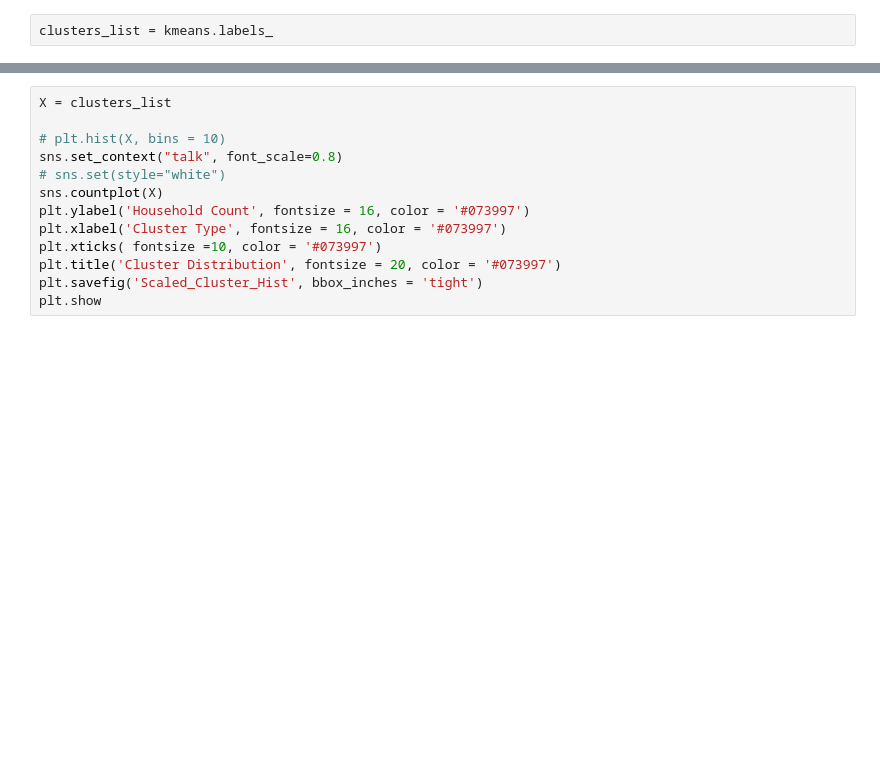
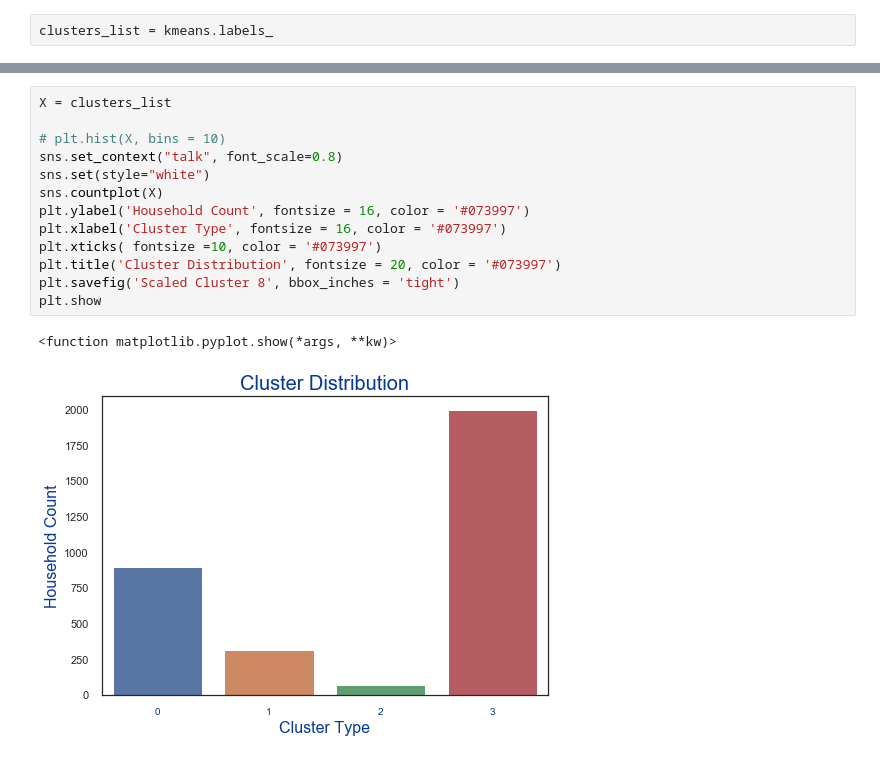
Before and after one commit to Botafogo1894/Columbia_AI_Course, a Jupyter notebook: Clustering_model.ipynb, the cells around one changed output, grey strips where cells are left out. Saved outputs shown, nothing was run; the diff lists cells and outputs as text; blank space fills up the shorter version.

```diff
--- a/Clustering_model.ipynb
+++ b/Clustering_model.ipynb
@@ -95,13 +90,16 @@ clusters_list = kmeans.labels_
 # %%
 X = clusters_list
 
 # plt.hist(X, bins = 10)
 sns.set_context("talk", font_scale=0.8)
-# sns.set(style="white")
+sns.set(style="white")
 sns.countplot(X)
 plt.ylabel('Household Count', fontsize = 16, color = '#073997')
 plt.xlabel('Cluster Type', fontsize = 16, color = '#073997')
 plt.xticks( fontsize =10, color = '#073997')
 plt.title('Cluster Distribution', fontsize = 20, color = '#073997')
-plt.savefig('Scaled_Cluster_Hist', bbox_inches = 'tight')
+plt.savefig('Scaled Cluster 8', bbox_inches = 'tight')
 plt.show
+# %% [output]
+<function matplotlib.pyplot.show(*args, **kw)>
+[figure, added]
```
Also changed, not shown: parts of 40 cells of this notebook, 6 other files.
